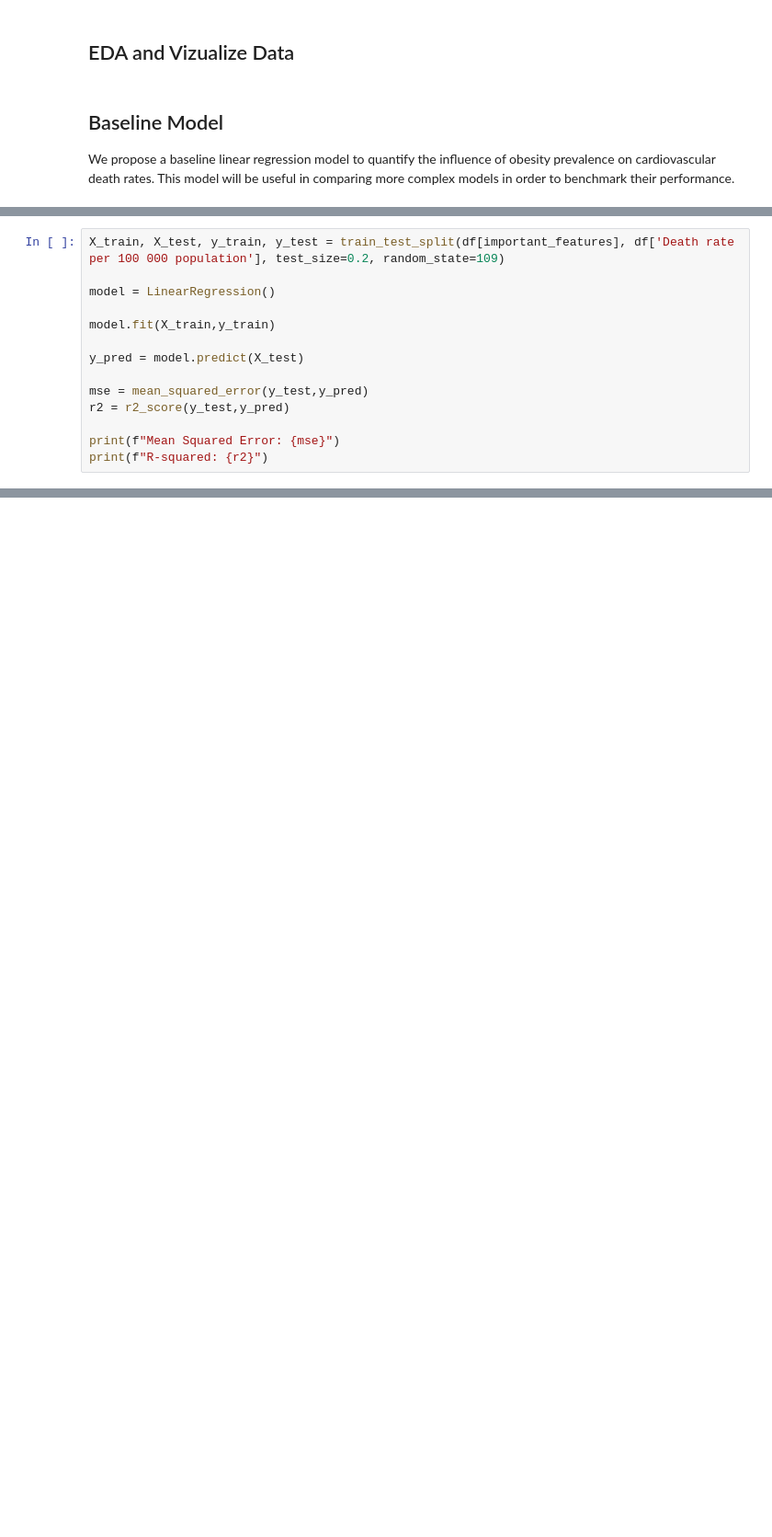
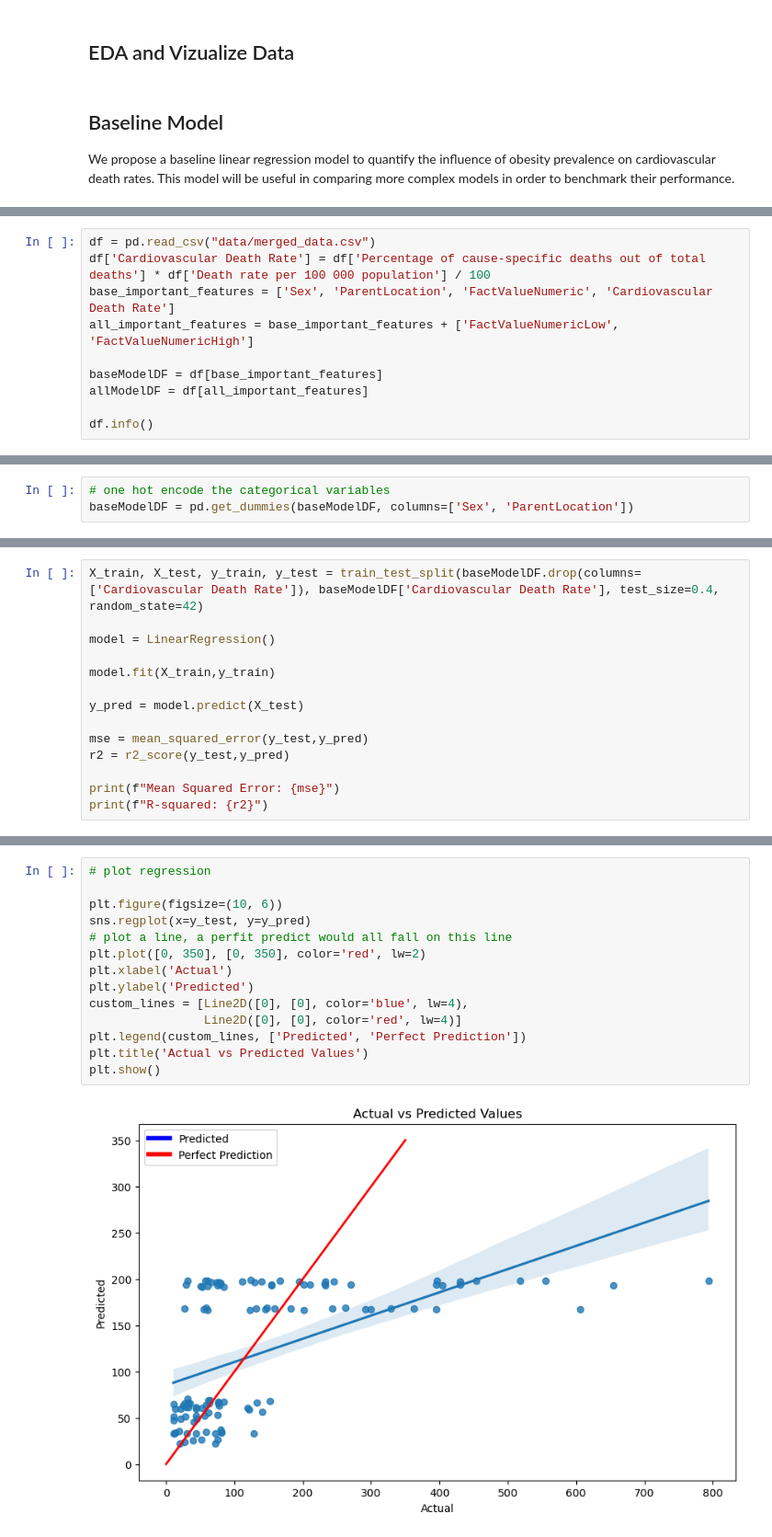
Before and after one commit to Dylanuripark/CS109-CardiovascularHealth, a Jupyter notebook: main.ipynb, the cells around one changed output, grey strips where cells are left out. Shown at 92% size. Saved outputs shown, nothing was run; the diff lists cells and outputs as text; blank space fills up the shorter version.

```diff
--- a/main.ipynb
+++ b/main.ipynb
@@ -507,0 +484,10 @@ df.info()
+# %%
+df = pd.read_csv("data/merged_data.csv")
+df['Cardiovascular Death Rate'] = df['Percentage of cause-specific deaths out of total deaths'] * df['Death rate per 100 000 population'] / 100
+base_important_features = ['Sex', 'ParentLocation', 'FactValueNumeric', 'Cardiovascular Death Rate']
+all_important_features = base_important_features + ['FactValueNumericLow', 'FactValueNumericHigh']
+
+baseModelDF = df[base_important_features]
+allModelDF = df[all_important_features]
+
+df.info()
@@ -507,0 +514,3 @@ df.info()
+# %%
+# one hot encode the categorical variables
+baseModelDF = pd.get_dummies(baseModelDF, columns=['Sex', 'ParentLocation'])
@@ -508,5 +519,5 @@ df.info()
 # %%
-X_train, X_test, y_train, y_test = train_test_split(df[important_features], df['Death rate per 100 000 population'], test_size=0.2, random_state=109)
+X_train, X_test, y_train, y_test = train_test_split(baseModelDF.drop(columns=['Cardiovascular Death Rate']), baseModelDF['Cardiovascular Death Rate'], test_size=0.4, random_state=42)
 
 model = LinearRegression()
 
@@ -521,0 +542,16 @@ print(f"R-squared: {r2}")
+# %%
+# plot regression
+
+plt.figure(figsize=(10, 6))
+sns.regplot(x=y_test, y=y_pred)
+# plot a line, a perfit predict would all fall on this line
+plt.plot([0, 350], [0, 350], color='red', lw=2)
+plt.xlabel('Actual')
+plt.ylabel('Predicted')
+custom_lines = [Line2D([0], [0], color='blue', lw=4),
+                Line2D([0], [0], color='red', lw=4)]
+plt.legend(custom_lines, ['Predicted', 'Perfect Prediction'])
+plt.title('Actual vs Predicted Values')
+plt.show()
+# %% [output]
+[figure, added]
```
Also changed, not shown: parts of 15 cells of this notebook.
